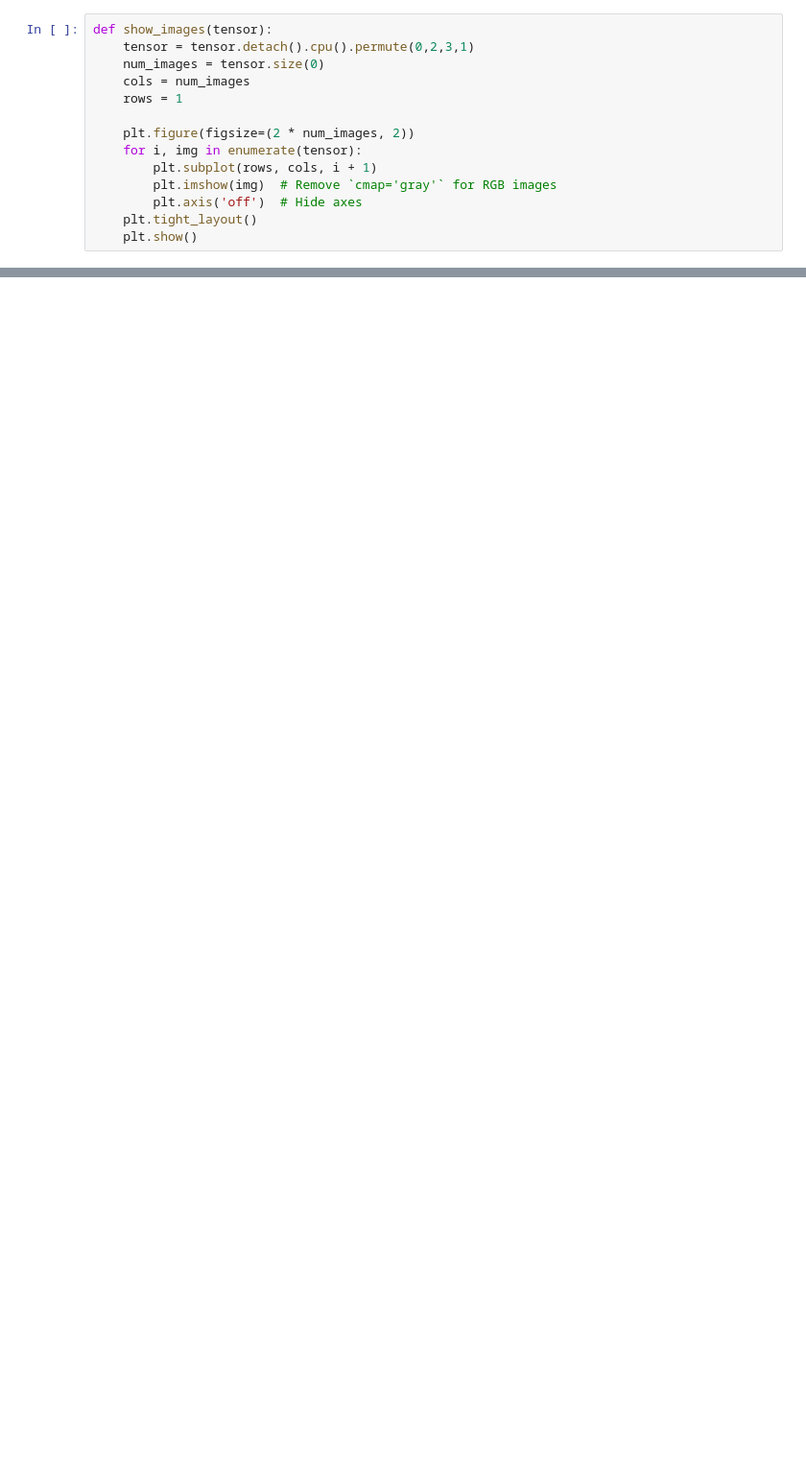
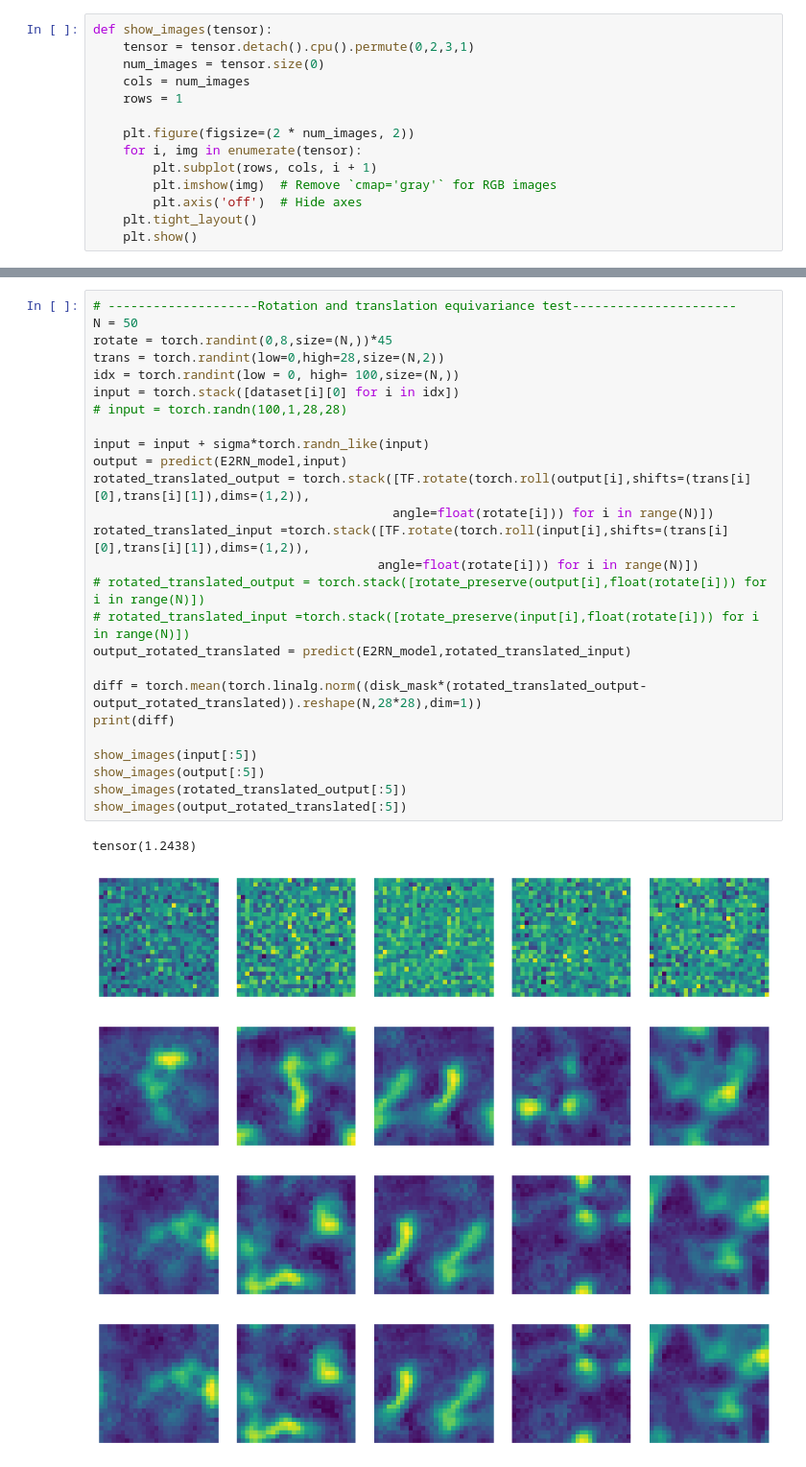
Before and after one commit to bao-do/4thY_internship, a Jupyter notebook: code/Untitled.ipynb, the cells around one changed output, grey strips where cells are left out. Shown at 96% size. Cells and saved outputs as stored; diff of their text form; blank space fills up the shorter version.

```diff
--- a/code/Untitled.ipynb
+++ b/code/Untitled.ipynb
@@ -187 +348,33 @@ tensor(6.2407e-07)
+# %%
+# --------------------Rotation and translation equivariance test----------------------
+N = 50
+rotate = torch.randint(0,8,size=(N,))*45
+trans = torch.randint(low=0,high=28,size=(N,2))
+idx = torch.randint(low = 0, high= 100,size=(N,))
+input = torch.stack([dataset[i][0] for i in idx])
+# input = torch.randn(100,1,28,28)
+
+input = input + sigma*torch.randn_like(input)
+output = predict(E2RN_model,input)
+rotated_translated_output = torch.stack([TF.rotate(torch.roll(output[i],shifts=(trans[i][0],trans[i][1]),dims=(1,2)),
+                                        angle=float(rotate[i])) for i in range(N)])
+rotated_translated_input =torch.stack([TF.rotate(torch.roll(input[i],shifts=(trans[i][0],trans[i][1]),dims=(1,2)),
+                                      angle=float(rotate[i])) for i in range(N)])
+# rotated_translated_output = torch.stack([rotate_preserve(output[i],float(rotate[i])) for i in range(N)])
+# rotated_translated_input =torch.stack([rotate_preserve(input[i],float(rotate[i])) for i in range(N)])
+output_rotated_translated = predict(E2RN_model,rotated_translated_input)
+
+diff = torch.mean(torch.linalg.norm((disk_mask*(rotated_translated_output-output_rotated_translated)).reshape(N,28*28),dim=1))
+print(diff)
+
+show_images(input[:5])
+show_images(output[:5])
+show_images(rotated_translated_output[:5])
+show_images(output_rotated_translated[:5])
+# %% [output]
+tensor(1.2438)
+[figure, added]
+[figure, added]
+[figure, added]
+[figure, added]
 # %% [markdown]
```
Also changed, not shown: parts of 26 cells of this notebook, 2 other files.
